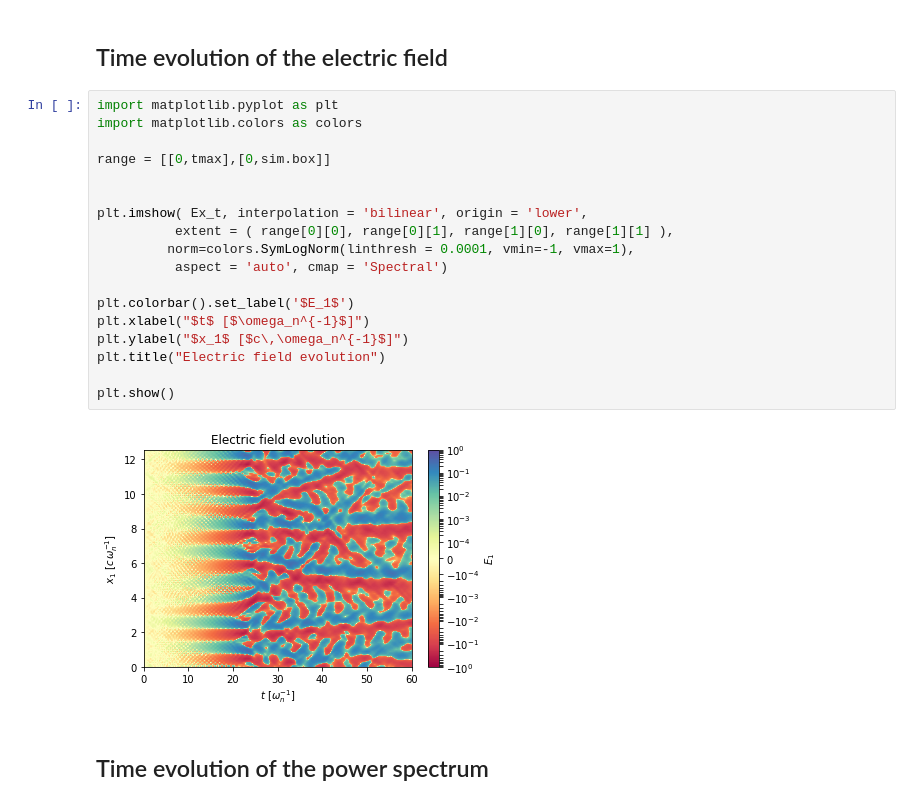
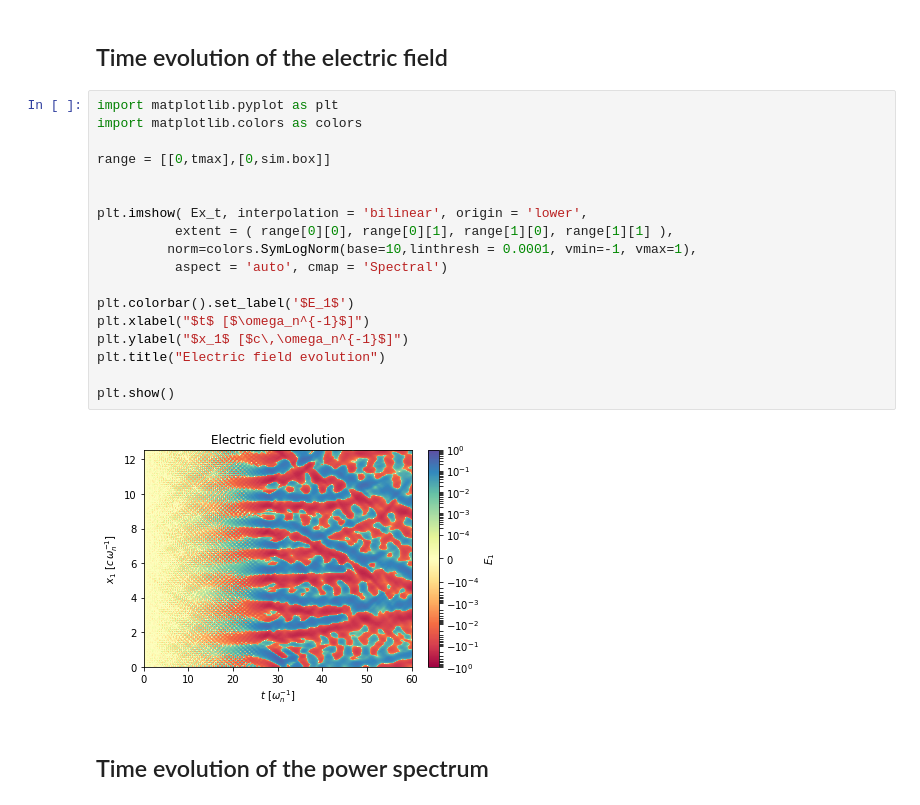
Before and after one commit to ricardo-fonseca/zpic, a Jupyter notebook: python/TwoStreamSpectral.ipynb, the cells around one changed output. Cells and saved outputs as stored; diff of their text form.

```diff
--- a/python/TwoStreamSpectral.ipynb
+++ b/python/TwoStreamSpectral.ipynb
@@ -47,23 +47,23 @@ Done.
 # %%
 import matplotlib.pyplot as plt
 import matplotlib.colors as colors
 
 range = [[0,tmax],[0,sim.box]]
 
 
 plt.imshow( Ex_t, interpolation = 'bilinear', origin = 'lower',
           extent = ( range[0][0], range[0][1], range[1][0], range[1][1] ),
-         norm=colors.SymLogNorm(linthresh = 0.0001, vmin=-1, vmax=1),
+         norm=colors.SymLogNorm(base=10,linthresh = 0.0001, vmin=-1, vmax=1),
           aspect = 'auto', cmap = 'Spectral')
 
 plt.colorbar().set_label('$E_1$')
 plt.xlabel("$t$ [$\omega_n^{-1}$]")
 plt.ylabel("$x_1$ [$c\,\omega_n^{-1}$]")
 plt.title("Electric field evolution")
 
 plt.show()
 # %% [output]
-[figure, old version]
+[figure, new version]
 # %% [markdown]
 ## Time evolution of the power spectrum
 # %%
```
Also changed, not shown: parts of 3 cells of this notebook, 19 other files.
